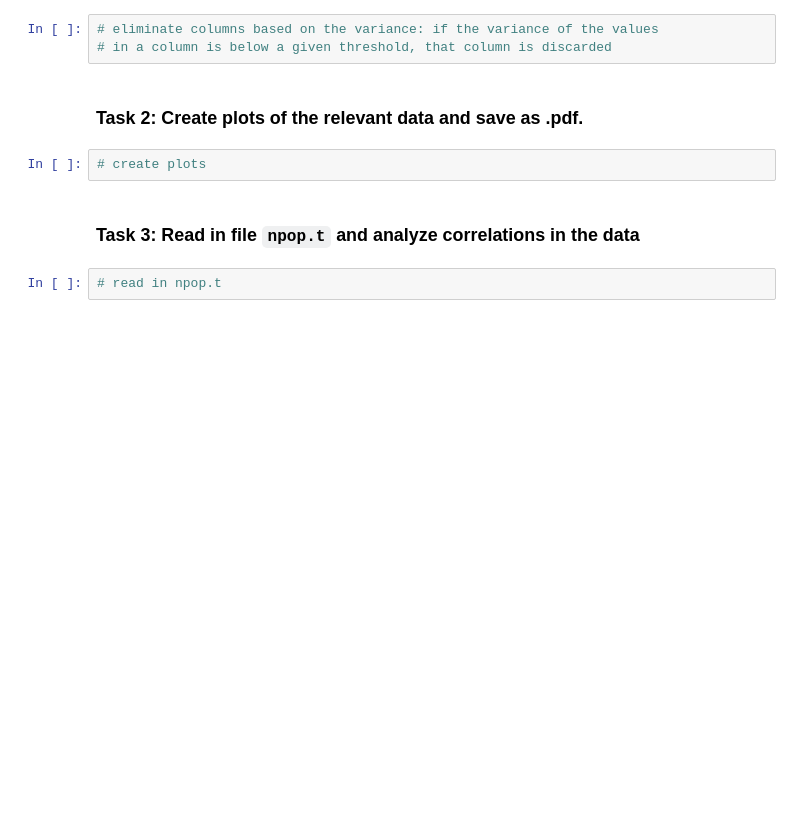
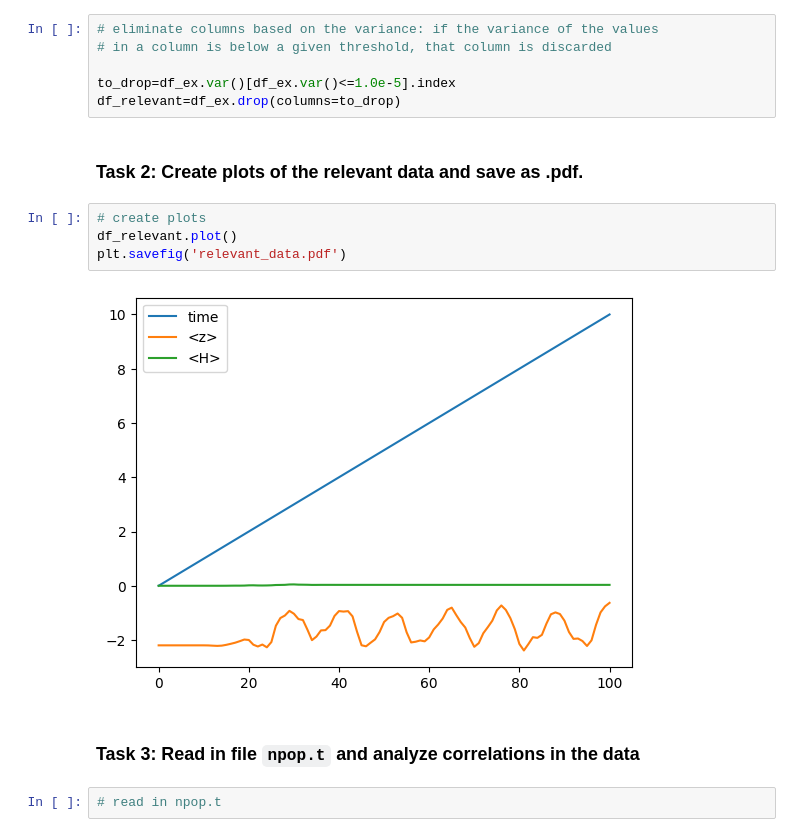
Before and after one commit to tlaus-ukhd/research-question-tlaus, a Jupyter notebook: notebook/notebook_unit1.ipynb, the cells around one changed output. Saved outputs shown, nothing was run; the diff lists cells and outputs as text; blank space fills up the shorter version.

```diff
--- a/notebook/notebook_unit1.ipynb
+++ b/notebook/notebook_unit1.ipynb
@@ -76,10 +84,17 @@ We can discard the entries norm, \<x>, and \<y> as these are mostly constant.
 # %%
 # eliminate columns based on the variance: if the variance of the values
 # in a column is below a given threshold, that column is discarded
+
+to_drop=df_ex.var()[df_ex.var()<=1.0e-5].index
+df_relevant=df_ex.drop(columns=to_drop)
 # %% [markdown]
 ### Task 2: Create plots of the relevant data and save as .pdf.
 # %%
 # create plots
+df_relevant.plot()
+plt.savefig('relevant_data.pdf')
+# %% [output]
+[figure, added]
 # %% [markdown]
 ### Task 3: Read in file `npop.t` and analyze correlations in the data
 # %%
```
Also changed, not shown: parts of 5 cells of this notebook, 1 other file.
